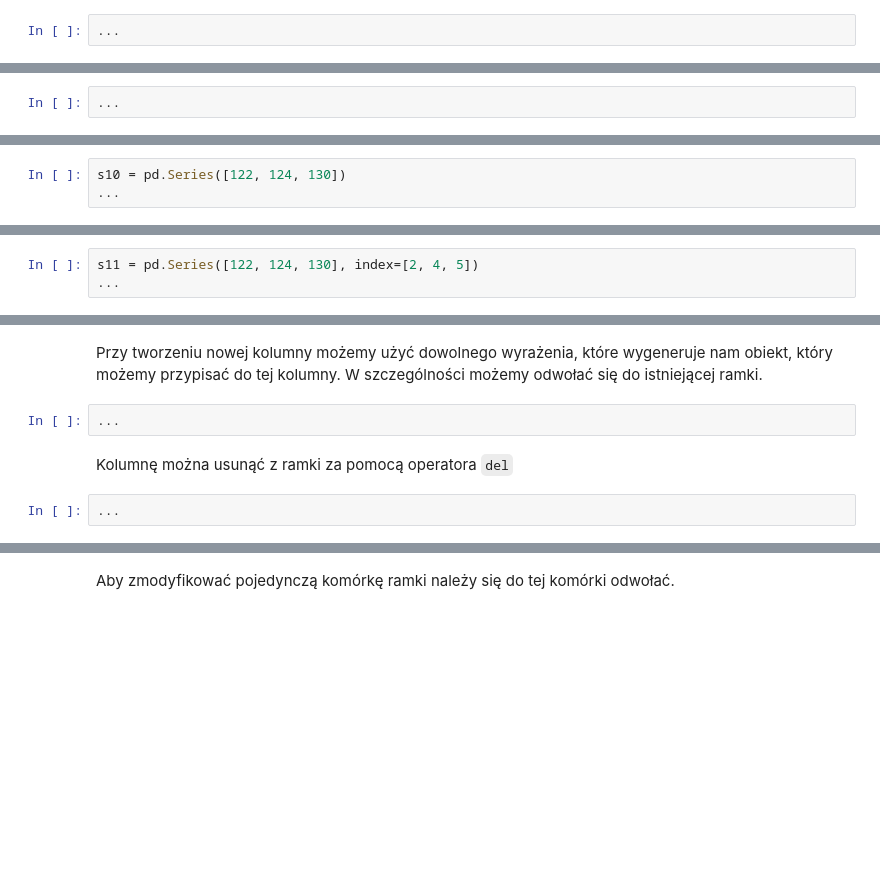
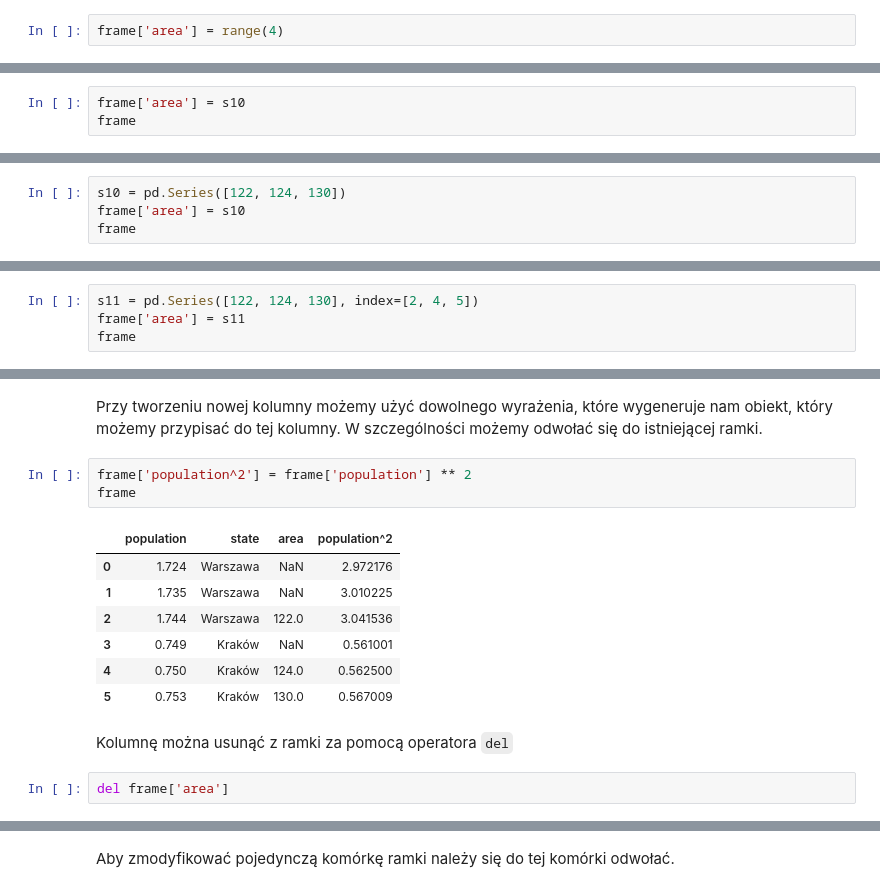
Before and after one commit to krzpiszcz/pandas_14_09_2024, a Jupyter notebook: 01_struktury_danych.ipynb, the cells around one changed output, grey strips where cells are left out. Cells and saved outputs as stored; diff of their text form; blank space fills up the shorter version.

```diff
--- a/01_struktury_danych.ipynb
+++ b/01_struktury_danych.ipynb
@@ -597,4 +706,4 @@ Kolumny mogą być modyfikowane za pomocą operacji przypisywania. Do kolumny mo
 # %% [markdown]
 Jeżeli przypisujemy listę to jej długość musi być równa długości kolumny, do której przypisujemy tę listę, w przeciwnym przypadku zostanie podniesiony `ValueError`.
 # %%
-...
+frame['area'] = range(4)
@@ -606,2 +725,3 @@ s10
 # %%
-...
+frame['area'] = s10
+frame
@@ -609,4 +737,5 @@ s10
 W przypadku przypisywania serii do kolumny, seria (w odróżnieniu od zwykłej listy) nie musi być równa dlugości kolumny. Kolumna w brakujących miejsach zostanie wypłeniona wartościami NaN.
 # %%
 s10 = pd.Series([122, 124, 130])
-...
+frame['area'] = s10
+frame
@@ -614,4 +751,5 @@ s10 = pd.Series([122, 124, 130])
 Indeksy wstawianego obiektu klasy Series są wyrównywane z indeksami ramki. W naszym przypadku indeks obiektu klasy Series został wygenerowany automatycznie czyli ma postać [0, 1, 2], dlatego właśnie w takie miejsca zostały wstawione wartości. Jeżeli chcemy, żeby wartości obiektu klasy Series znalazły się w innym miejscu ramki, należy to zrobić definiując samodzielnie indeks obiektu.
 # %%
 s11 = pd.Series([122, 124, 130], index=[2, 4, 5])
-...
+frame['area'] = s11
+frame
@@ -618,9 +764,18 @@ s11 = pd.Series([122, 124, 130], index=[2, 4, 5])
 # %% [markdown]
 Przy tworzeniu nowej kolumny możemy użyć dowolnego wyrażenia, które wygeneruje nam obiekt, który możemy przypisać do tej kolumny. W szczególności możemy odwołać się do istniejącej ramki.
 # %%
-...
+frame['population^2'] = frame['population'] ** 2
+frame
+# %% [output]
+|  | population | state | area | population^2 |
+| 0 | 1.724 | Warszawa | NaN | 2.972176 |
+| 1 | 1.735 | Warszawa | NaN | 3.010225 |
+| 2 | 1.744 | Warszawa | 122.0 | 3.041536 |
+| 3 | 0.749 | Kraków | NaN | 0.561001 |
+| 4 | 0.750 | Kraków | 124.0 | 0.562500 |
+| 5 | 0.753 | Kraków | 130.0 | 0.567009 |
 # %% [markdown]
 Kolumnę można usunąć z ramki za pomocą operatora `del`
 # %%
-...
+del frame['area']
 # %%
```
Also changed, not shown: parts of 36 cells of this notebook.
